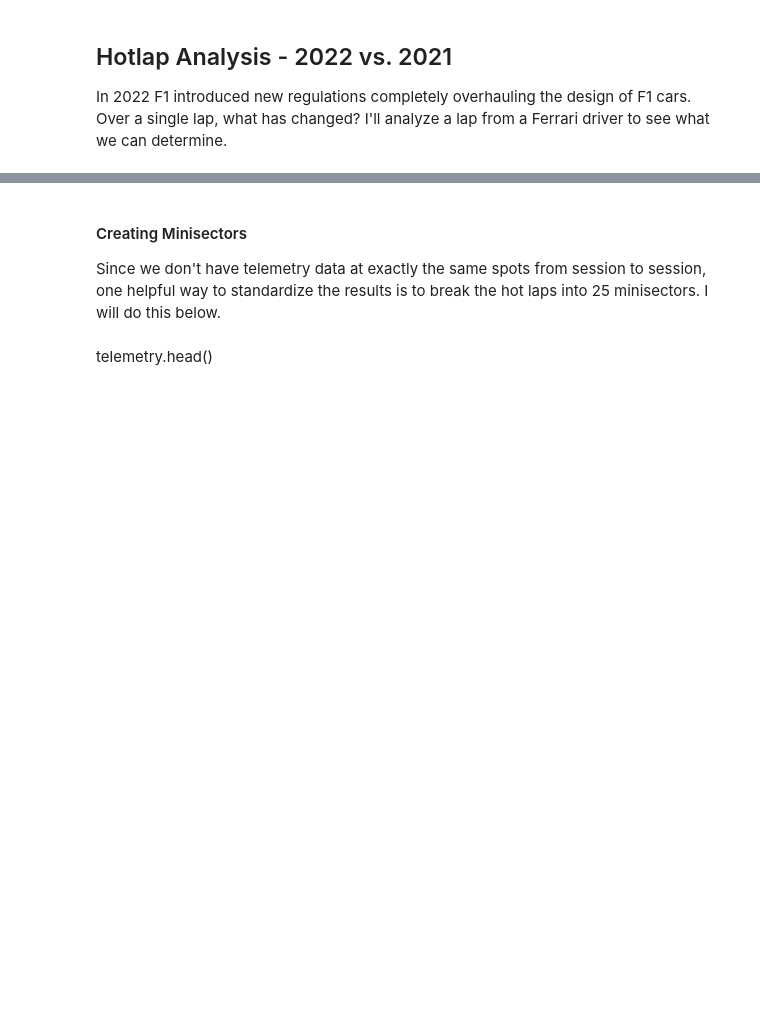
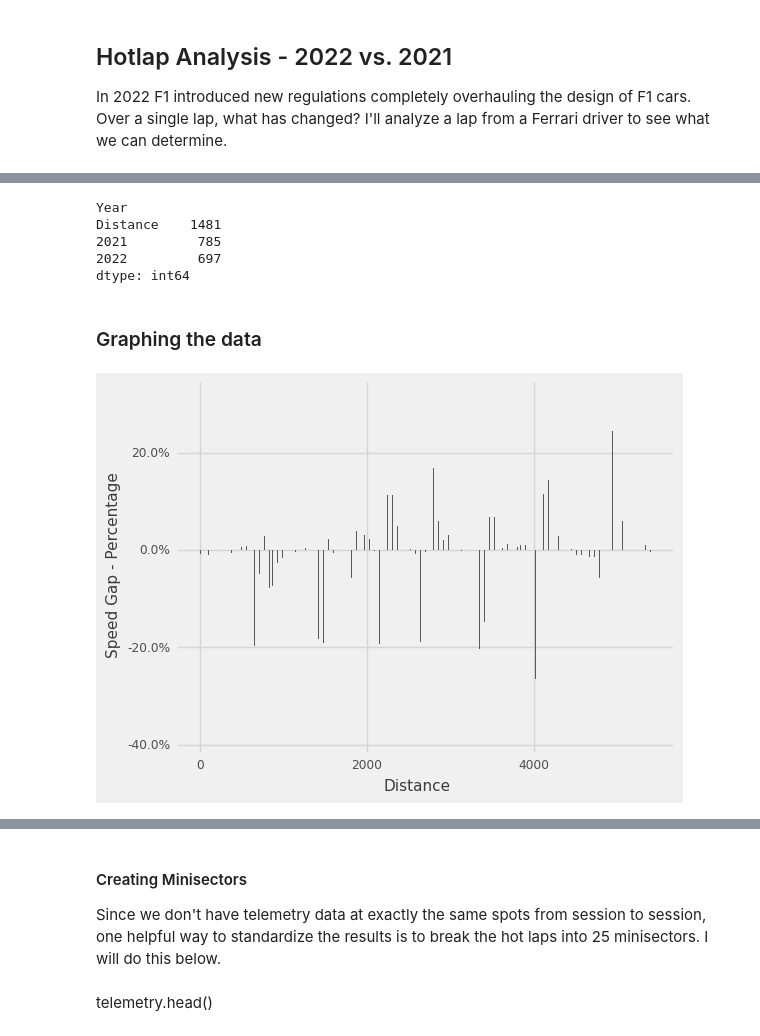
Before and after one commit to jackhopper/F1-Analysis, a Jupyter notebook: 2022_vs_2021.ipynb, the cells around one changed output, grey strips where cells are left out. Cells and saved outputs as stored; diff of their text form; code cells hidden in the pictures; blank space fills up the shorter version.

Commit message:
Added charts for speed gap and side by side comparison

```diff
--- a/2022_vs_2021.ipynb
+++ b/2022_vs_2021.ipynb
@@ -62,0 +71,52 @@ core           INFO     Loaded data for 20 drivers: ['47', '14', '10', '44', '23
+# %%
+#Are there enough values in each column?
+speed.count()
+#More datapoints for 2021 than 2022... but hopefully still sufficient
+# %% [output]
+Year
+Distance    1481
+2021         785
+2022         697
+dtype: int64
+# %%
+#Round to the nearest 5 meters
+def custom_round(x, base=5):
+    return int(base * round(float(x)/base))
+
+speed['distance_group'] = speed['Distance'].apply(lambda x: custom_round(x, base=5))
+
+speed = speed.loc[:,speed.columns!='Distance']
+# %%
+#Interpolation of data
+speed_filled = speed.fillna(method = 'ffill')
+
+#Average speed by group
+speed_filled = speed_filled.groupby('distance_group').mean().reset_index()
+
+#Validate
+speed_filled.count()
+
+#Speed differential for each distance 'bucket'
+speed_filled['speed_gap_22'] = speed_filled['2022'] - speed_filled['2021']
+speed_filled['speed_gap_22_pct'] = speed_filled['2022'] / speed_filled['2021'] - 1
+# %% [markdown]
+### Graphing the data
+# %%
+# Pct gap by segment
+chart = speed_filled.copy()
+chart['speed_gap_22_pct'] = chart['speed_gap_22_pct']*100
+
+#Chart
+from plotnine import ggplot, aes, geom_col, geom_line, theme_538, scale_fill_manual, labs, ggtitle, guides, scale_y_continuous, scale_color_manual, scale_fill_manual, coord_flip
+from mizani.formatters import custom_format
+
+a = (ggplot(chart, aes(x="distance_group", y = "speed_gap_22_pct"))
+     + geom_col()
+     + theme_538()
+     + labs(x='Distance', y = 'Speed Gap - Percentage')
+     + scale_y_continuous(labels=custom_format('{:.1f}%'))
+)
+
+print(a)
+# %% [output]
+[figure, added]
```
Also changed, not shown: parts of 3 cells of this notebook.
